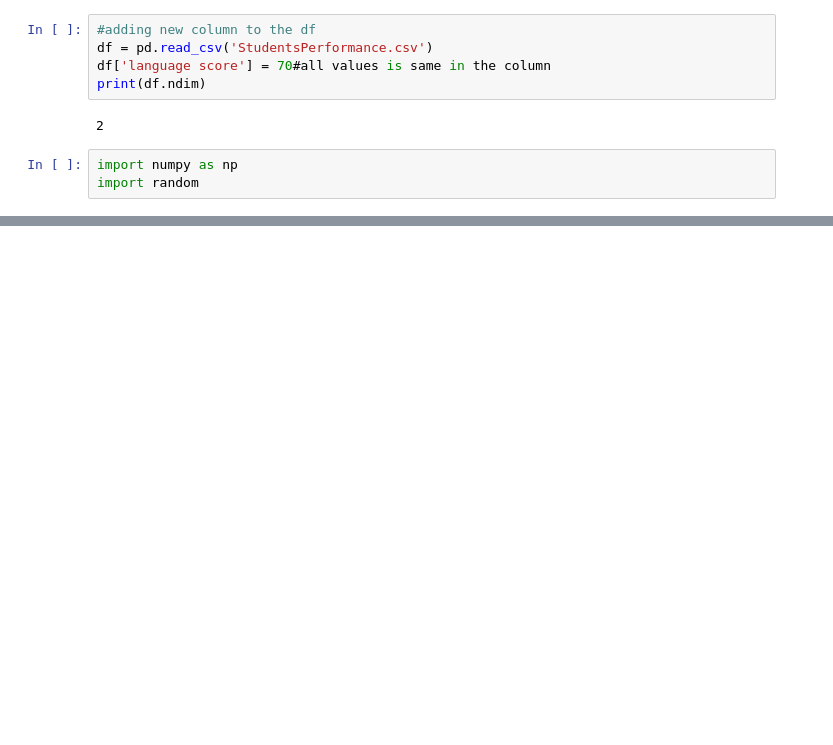
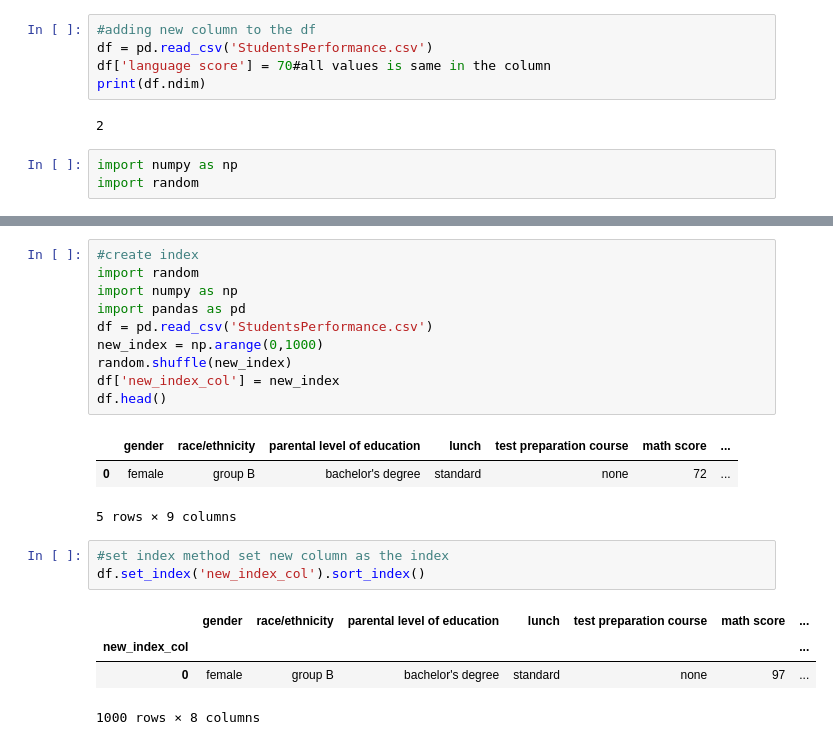
Before and after one commit to Nigamkumarsingh/Python_ds_FCCp, a Jupyter notebook: 01_pandas_numpy.ipynb, the cells around one changed output, grey strips where cells are left out. Drawn from its saved outputs; the diff is of its cells as text; blank space fills up the shorter version.

```diff
--- a/01_pandas_numpy.ipynb
+++ b/01_pandas_numpy.ipynb
@@ -266,0 +366,22 @@ array([37.17, 13.09, 76.61, 36.01, 45.32, 17.14,  7.94, 45.19, 31.8 ,
+# %%
+#create index
+import random
+import numpy as np
+import pandas as pd
+df = pd.read_csv('StudentsPerformance.csv')
+new_index = np.arange(0,1000)
+random.shuffle(new_index)
+df['new_index_col'] = new_index
+df.head()
+# %% [output]
+|  | gender | race/ethnicity | parental level of education | lunch | test preparation course | math score | ... |
+| 0 | female | group B | bachelor's degree | standard | none | 72 | ... |
+5 rows × 9 columns
+# %%
+#set index method set new column as the index
+df.set_index('new_index_col').sort_index()
+# %% [output]
+|  | gender | race/ethnicity | parental level of education | lunch | test preparation course | math score | ... |
+| new_index_col |  |  |  |  |  |  | ... |
+| 0 | female | group B | bachelor's degree | standard | none | 97 | ... |
+1000 rows × 8 columns
```
Also changed, not shown: parts of 21 cells of this notebook, 4 other files.
